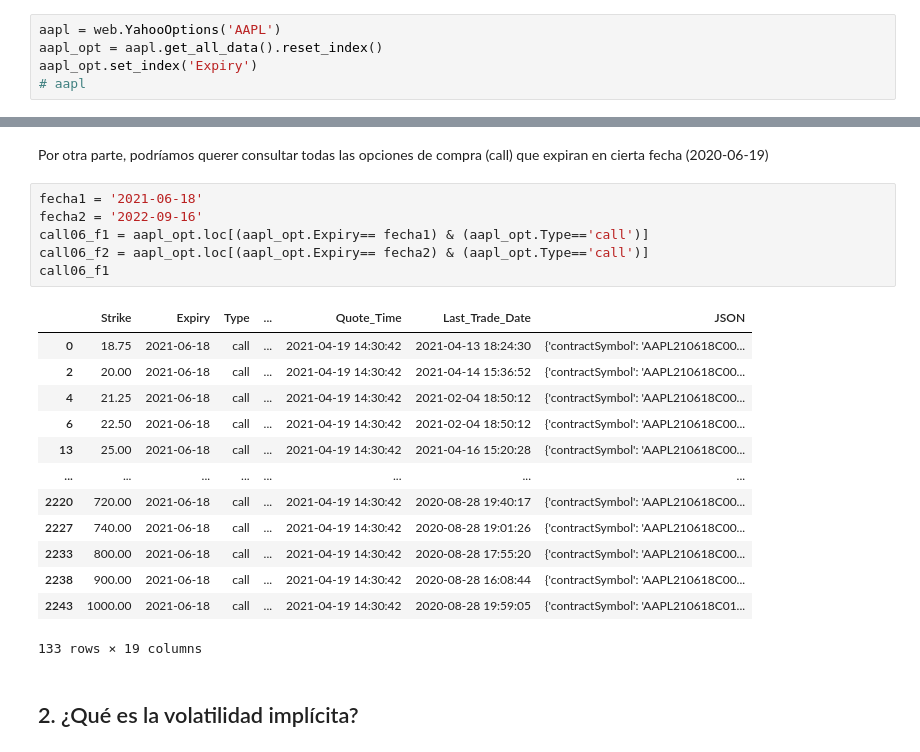
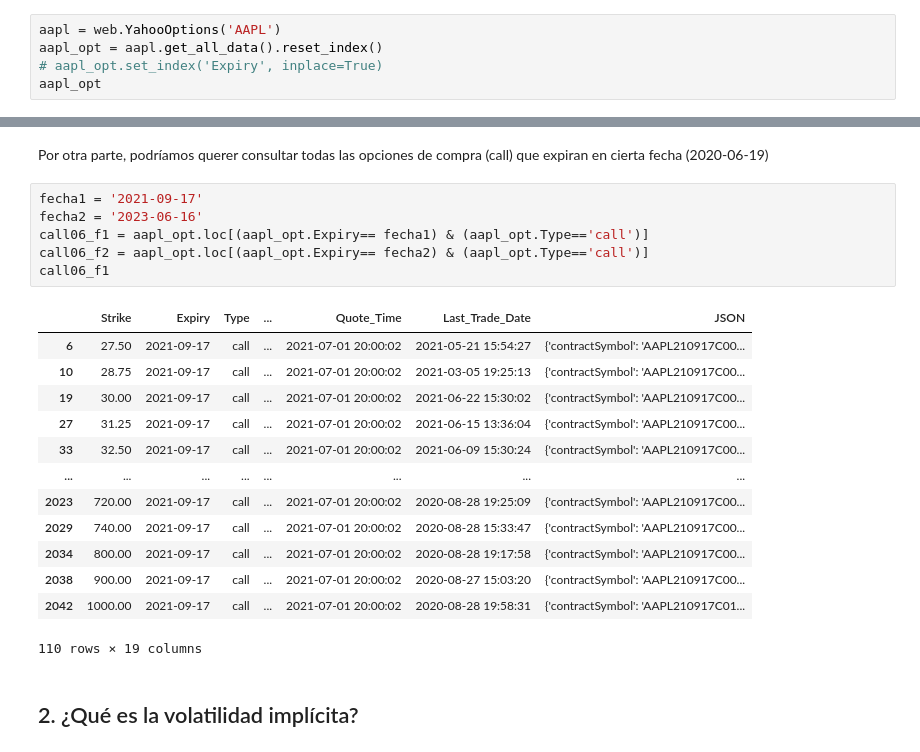
Before and after one commit to Mariela07/SPF-2021-verano, a Jupyter notebook: TEMA-3/Clase22_ValuacionOpciones.ipynb, the cells around one changed output, grey strips where cells are left out. Cells and saved outputs as stored; diff of their text form.

```diff
--- a/TEMA-3/Clase22_ValuacionOpciones.ipynb
+++ b/TEMA-3/Clase22_ValuacionOpciones.ipynb
@@ -45,6 +45,6 @@ Usando el paquete `pandas_datareader` también podemos descargar datos de opcion
 # %%
 aapl = web.YahooOptions('AAPL')
 aapl_opt = aapl.get_all_data().reset_index()
-aapl_opt.set_index('Expiry')
-# aapl
+# aapl_opt.set_index('Expiry', inplace=True)
+aapl_opt
 # %% [output]
@@ -135,25 +123,25 @@ Name: Expiry, Length: 2250, dtype: datetime64[ns]
 # %% [markdown]
 Por otra parte, podríamos querer consultar todas las opciones de compra (call) que expiran en cierta fecha (2020-06-19)
 # %%
-fecha1 = '2021-06-18'
-fecha2 = '2022-09-16'
+fecha1 = '2021-09-17'
+fecha2 = '2023-06-16'
 call06_f1 = aapl_opt.loc[(aapl_opt.Expiry== fecha1) & (aapl_opt.Type=='call')]
 call06_f2 = aapl_opt.loc[(aapl_opt.Expiry== fecha2) & (aapl_opt.Type=='call')]
 call06_f1
 # %% [output]
 |  | Strike | Expiry | Type | ... | Quote_Time | Last_Trade_Date | JSON |
-| 0 | 18.75 | 2021-06-18 | call | ... | 2021-04-19 14:30:42 | 2021-04-13 18:24:30 | {'contractSymbol': 'AAPL210618C00... |
-| 2 | 20.00 | 2021-06-18 | call | ... | 2021-04-19 14:30:42 | 2021-04-14 15:36:52 | {'contractSymbol': 'AAPL210618C00... |
-| 4 | 21.25 | 2021-06-18 | call | ... | 2021-04-19 14:30:42 | 2021-02-04 18:50:12 | {'contractSymbol': 'AAPL210618C00... |
-| 6 | 22.50 | 2021-06-18 | call | ... | 2021-04-19 14:30:42 | 2021-02-04 18:50:12 | {'contractSymbol': 'AAPL210618C00... |
-| 13 | 25.00 | 2021-06-18 | call | ... | 2021-04-19 14:30:42 | 2021-04-16 15:20:28 | {'contractSymbol': 'AAPL210618C00... |
+| 6 | 27.50 | 2021-09-17 | call | ... | 2021-07-01 20:00:02 | 2021-05-21 15:54:27 | {'contractSymbol': 'AAPL210917C00... |
+| 10 | 28.75 | 2021-09-17 | call | ... | 2021-07-01 20:00:02 | 2021-03-05 19:25:13 | {'contractSymbol': 'AAPL210917C00... |
+| 19 | 30.00 | 2021-09-17 | call | ... | 2021-07-01 20:00:02 | 2021-06-22 15:30:02 | {'contractSymbol': 'AAPL210917C00... |
+| 27 | 31.25 | 2021-09-17 | call | ... | 2021-07-01 20:00:02 | 2021-06-15 13:36:04 | {'contractSymbol': 'AAPL210917C00... |
+| 33 | 32.50 | 2021-09-17 | call | ... | 2021-07-01 20:00:02 | 2021-06-09 15:30:24 | {'contractSymbol': 'AAPL210917C00... |
 | ... | ... | ... | ... | ... | ... | ... | ... |
-| 2220 | 720.00 | 2021-06-18 | call | ... | 2021-04-19 14:30:42 | 2020-08-28 19:40:17 | {'contractSymbol': 'AAPL210618C00... |
-| 2227 | 740.00 | 2021-06-18 | call | ... | 2021-04-19 14:30:42 | 2020-08-28 19:01:26 | {'contractSymbol': 'AAPL210618C00... |
-| 2233 | 800.00 | 2021-06-18 | call | ... | 2021-04-19 14:30:42 | 2020-08-28 17:55:20 | {'contractSymbol': 'AAPL210618C00... |
-| 2238 | 900.00 | 2021-06-18 | call | ... | 2021-04-19 14:30:42 | 2020-08-28 16:08:44 | {'contractSymbol': 'AAPL210618C00... |
-| 2243 | 1000.00 | 2021-06-18 | call | ... | 2021-04-19 14:30:42 | 2020-08-28 19:59:05 | {'contractSymbol': 'AAPL210618C01... |
+| 2023 | 720.00 | 2021-09-17 | call | ... | 2021-07-01 20:00:02 | 2020-08-28 19:25:09 | {'contractSymbol': 'AAPL210917C00... |
+| 2029 | 740.00 | 2021-09-17 | call | ... | 2021-07-01 20:00:02 | 2020-08-28 15:33:47 | {'contractSymbol': 'AAPL210917C00... |
+| 2034 | 800.00 | 2021-09-17 | call | ... | 2021-07-01 20:00:02 | 2020-08-28 19:17:58 | {'contractSymbol': 'AAPL210917C00... |
+| 2038 | 900.00 | 2021-09-17 | call | ... | 2021-07-01 20:00:02 | 2020-08-27 15:03:20 | {'contractSymbol': 'AAPL210917C00... |
+| 2042 | 1000.00 | 2021-09-17 | call | ... | 2021-07-01 20:00:02 | 2020-08-28 19:58:31 | {'contractSymbol': 'AAPL210917C01... |
-133 rows × 19 columns
+110 rows × 19 columns
 # %% [markdown]
 ## 2. ¿Qué es la volatilidad implícita?
 # %% [markdown]
```
Also changed, not shown: parts of 22 cells of this notebook, 1 other file.
